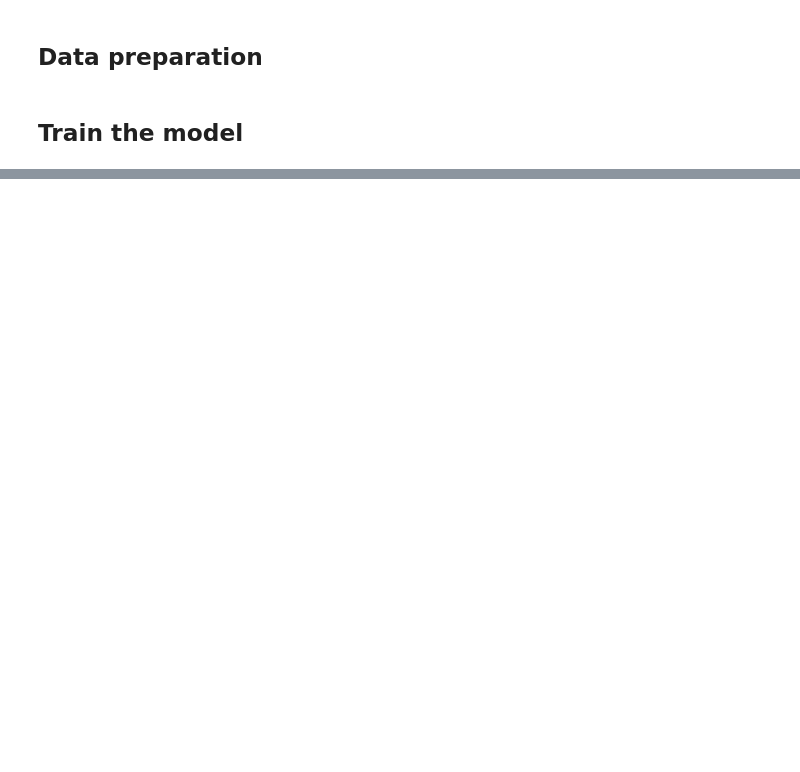
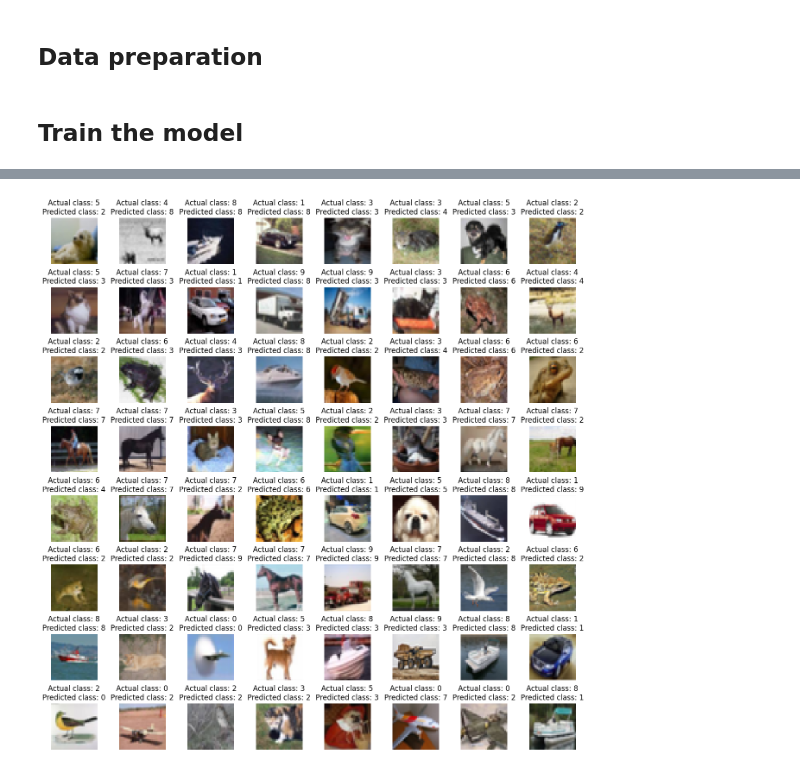
Before and after one commit to techLearner2000/classify_images-cifar-10-_using_cnn, a Jupyter notebook: code.ipynb, the cells around one changed output, grey strips where cells are left out. Saved outputs shown, nothing was run; the diff lists cells and outputs as text; code cells hidden in the pictures; blank space fills up the shorter version.

```diff
--- a/code.ipynb
+++ b/code.ipynb
@@ -143,0 +196,13 @@ plt.plot(history.history['accuracy'])
+# %%
+fig, axes = plt.subplots(8, 8, figsize=(16, 16))
+axes = axes.ravel()
+
+for i in np.arange(0, 8 * 8):
+    index = np.random.randint(len(y_test))
+    axes[i].imshow(X_test[index])
+    axes[i].axis('off')
+    axes[i].set_title('Actual class: {}\nPredicted class: {}'.format(y_test[index], predicted_classes[index]))
+
+plt.subplots_adjust(hspace=0.5)
+# %% [output]
+[figure, added]
```
Also changed, not shown: parts of 12 cells of this notebook.
